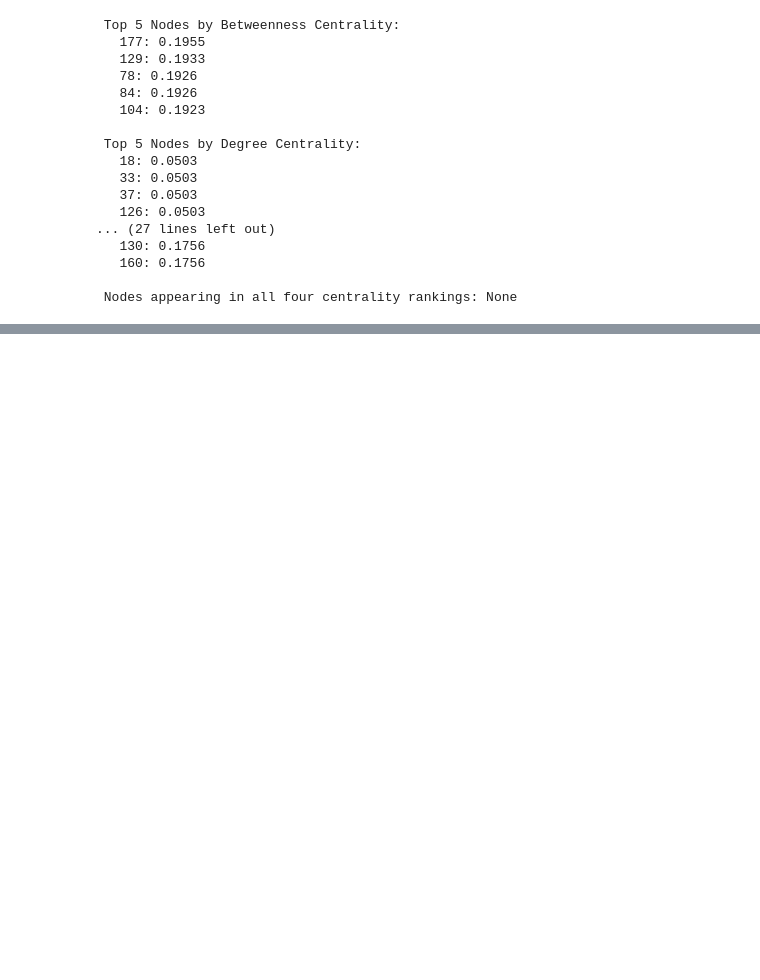
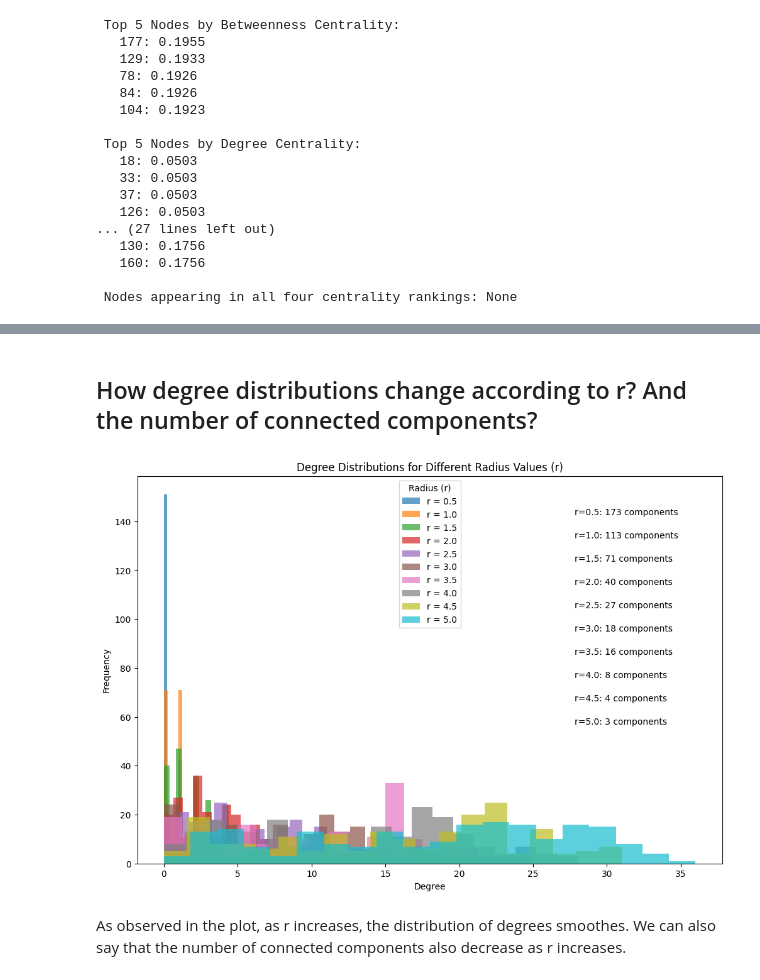
Before and after one commit to imiguelrodriguez/A1_ComplexNetworks, a Jupyter notebook: networks_analyzer.ipynb, the cells around one changed output, grey strips where cells are left out. Cells and saved outputs as stored; diff of their text form; code cells hidden in the pictures; blank space fills up the shorter version.

```diff
--- a/networks_analyzer.ipynb
+++ b/networks_analyzer.ipynb
@@ -549,0 +557,56 @@ plt.show()
+# %% [markdown]
+## How degree distributions change according to r? And the number of connected components?
+# %%
+import random
+import networkx as nx
+import matplotlib.pyplot as plt
+import numpy as np
+
+# Number of nodes
+n = 200
+
+# Create a dictionary of random positions for each node
+posit = {i: (random.gauss(1, 25), random.gauss(100, 2)) for i in range(n)}
+
+# Range of r values
+r_values = np.linspace(0.5, 5, 10)  # We test from r=0.5 to r=5
+
+# Store degree distributions and number of connected components
+degree_distributions = []
+num_components = []
+
+for r in r_values:
+    # Create the random geometric graph with the current radius r
+    G_geo = nx.random_geometric_graph(n, r, pos=posit)
+
+    # Get the degree of each node in the graph
+    degrees = [G_geo.degree(node) for node in G_geo.nodes]
+
+    # Get the number of connected components
+    num_comp = nx.number_connected_components(G_geo)
+
+    # Store results
+    degree_distributions.append(degrees)
+    num_components.append(num_comp)
+
+# Plot degree distributions for each r
+plt.figure(figsize=(12, 8))
+
+for i, r in enumerate(r_values):
+    # Plot histogram of degrees for each r
+    plt.hist(degree_distributions[i], bins=20, alpha=0.7, label=f'r = {r:.1f}')
+
+# Annotate the number of connected components
+for i, r in enumerate(r_values):
+    plt.text(plt.xlim()[1] - 10, plt.ylim()[1] * (0.9 - i * 0.06),
+             f"r={r:.1f}: {num_components[i]} components", fontsize=10, color="black")
+
+plt.title("Degree Distributions for Different Radius Values (r)")
+plt.xlabel("Degree")
+plt.ylabel("Frequency")
+plt.legend(title="Radius (r)")
+plt.show()
+# %% [output]
+[figure, added]
+# %% [markdown]
+As observed in the plot, as r increases, the distribution of degrees smoothes. We can also say that the number of connected components also decrease as r increases.
```
Also changed, not shown: parts of 12 cells of this notebook.
